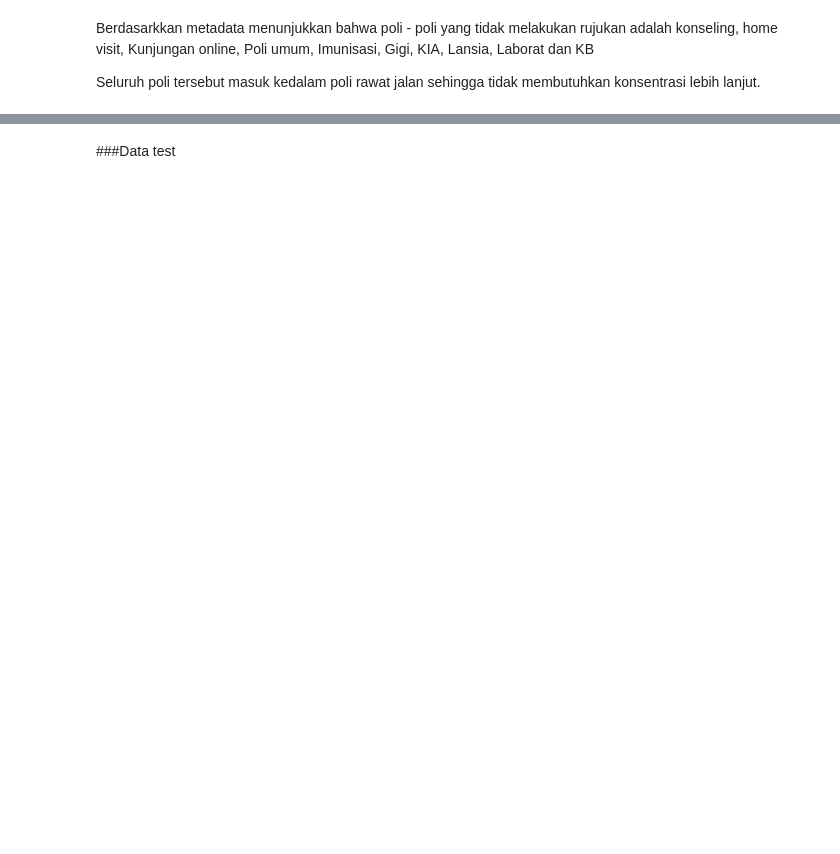
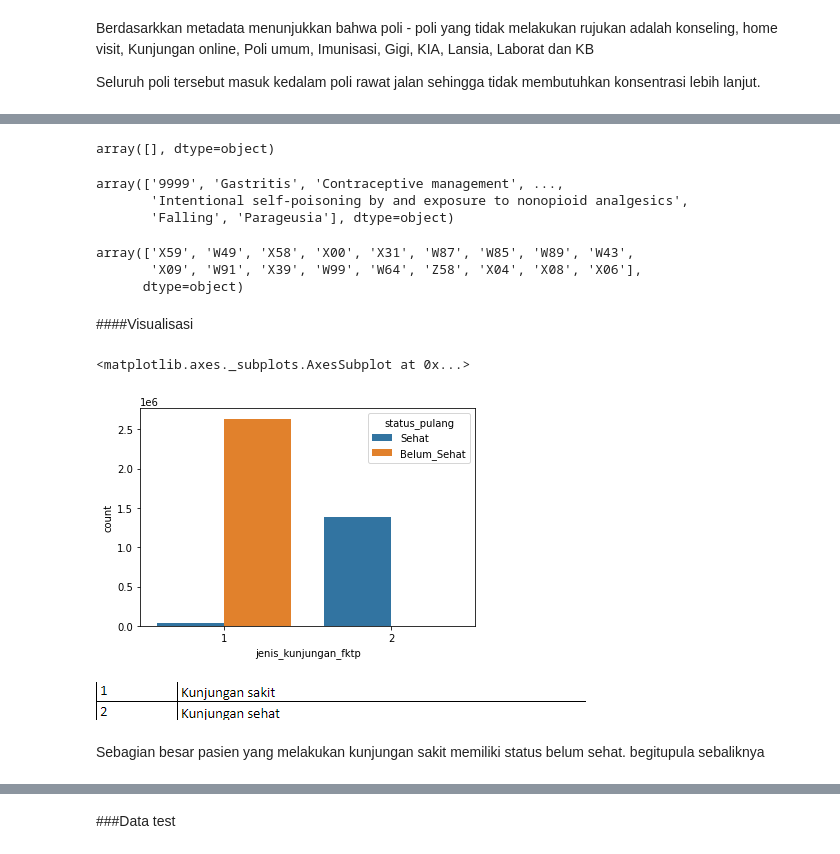
Before and after one commit to rahmafatin/sd-bdc, a Jupyter notebook: model.ipynb, the cells around one changed output, grey strips where cells are left out. Saved outputs shown, nothing was run; the diff lists cells and outputs as text; code cells hidden in the pictures; blank space fills up the shorter version.

```diff
--- a/model.ipynb
+++ b/model.ipynb
@@ -201,0 +170,3 @@ Karena kita tidak bisa menghapus baris yang memiliki null value. maka kita bisa
+# %%
+# mengisi null value pada kolom kode diagnosis
+df_train['kode_diagnosis'].fillna(value='9999', inplace=True)
@@ -201,0 +212,4 @@ Karena kita tidak bisa menghapus baris yang memiliki null value. maka kita bisa
+# %%
+df_train[df_train['kode_diagnosis'].isna() == True]['kode_diagnosis_2'].unique()
+# %% [output]
+array([], dtype=object)
@@ -201,0 +218,24 @@ Karena kita tidak bisa menghapus baris yang memiliki null value. maka kita bisa
+# %%
+kode_nama['nama_diagnosis'].str.split(',').str.get(0).unique()
+# %% [output]
+array(['9999', 'Gastritis', 'Contraceptive management', ...,
+       'Intentional self-poisoning by and exposure to nonopioid analgesics',
+       'Falling', 'Parageusia'], dtype=object)
+# %%
+kode_nama[kode_nama['nama_diagnosis'].str.contains('Exposure')]['kode_diagnosis'].unique()
+# %% [output]
+array(['X59', 'W49', 'X58', 'X00', 'X31', 'W87', 'W85', 'W89', 'W43',
+       'X09', 'W91', 'X39', 'W99', 'W64', 'Z58', 'X04', 'X08', 'X06'],
+      dtype=object)
+# %% [markdown]
+####Visualisasi
+# %%
+sns.countplot(x='jenis_kunjungan_fktp' ,hue='status_pulang', data=df_train)
+#Jenis kunjungan
+# %% [output]
+<matplotlib.axes._subplots.AxesSubplot at 0x...>
+[figure, added]
+# %% [markdown]
+![image.png](embedded-picture-1)
+# %% [markdown]
+Sebagian besar pasien yang melakukan kunjungan sakit memiliki status belum sehat. begitupula sebaliknya
```
Also changed, not shown: parts of 31 cells of this notebook.
